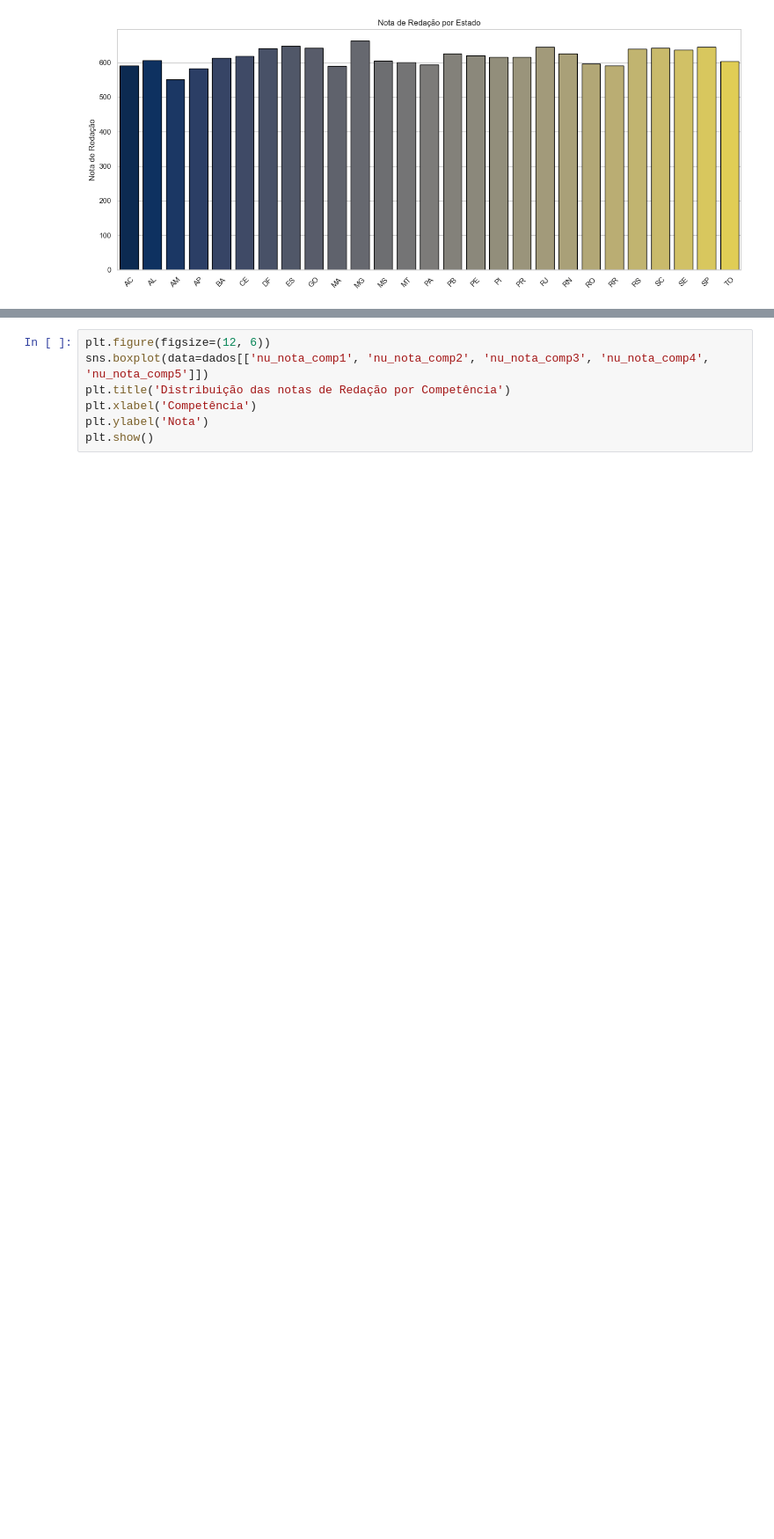
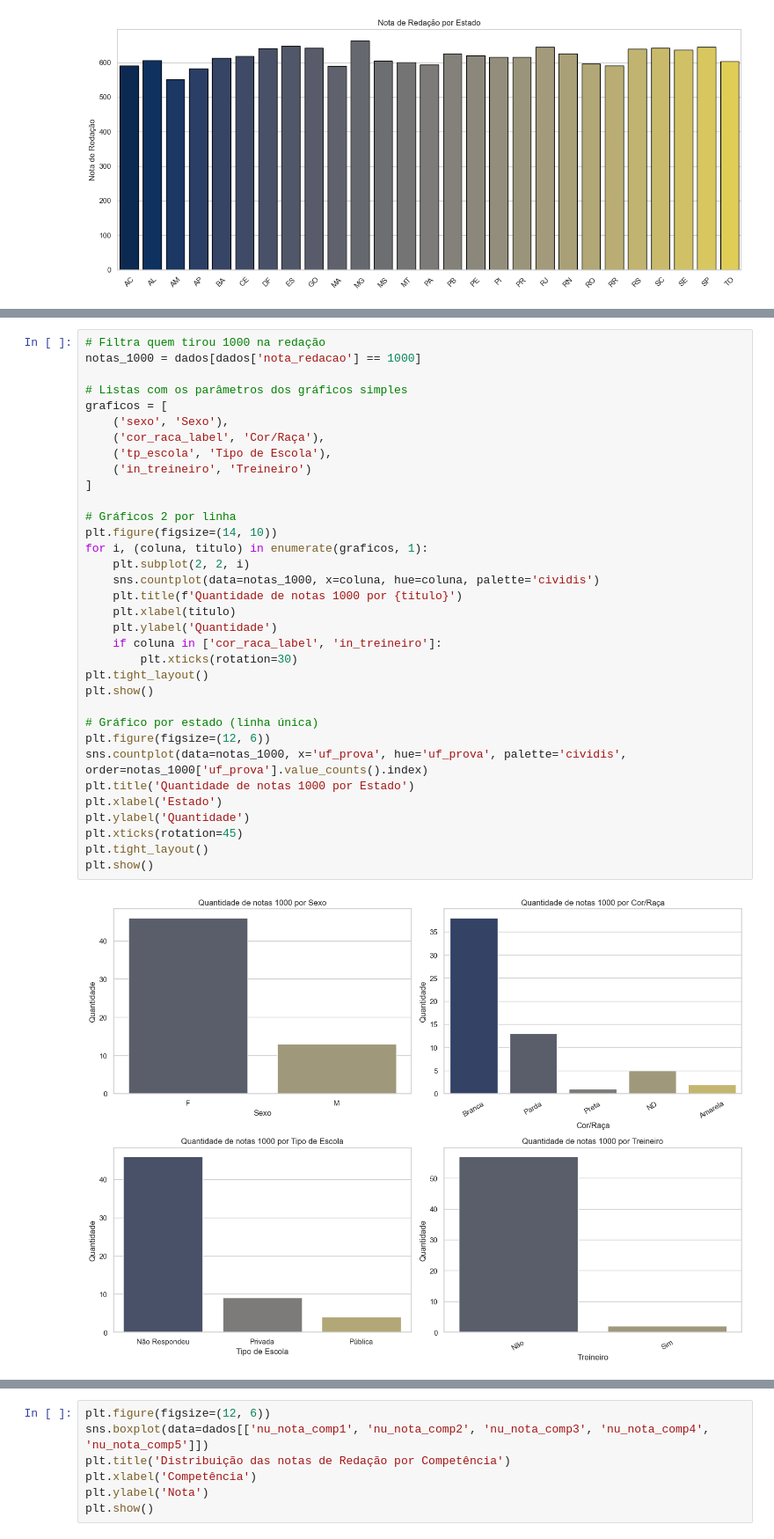
Before and after one commit to LucasArauj99/analise-enem-2023, a Jupyter notebook: analise_notas.ipynb, the cells around one changed output, grey strips where cells are left out. Shown at 88% size. Cells and saved outputs as stored; diff of their text form; blank space fills up the shorter version.

Commit message:
feat: cria visualizações específicas para participantes com nota 1000

```diff
--- a/analise_notas.ipynb
+++ b/analise_notas.ipynb
@@ -185,3 +186,39 @@ redac_mil.shape
 #o total foi 60, porém o que esta falntando, faltou no segundo dia, e foi retirado.
 # %% [output]
 (59, 30)
+# %%
+# Filtra quem tirou 1000 na redação
+notas_1000 = dados[dados['nota_redacao'] == 1000]
+
+# Listas com os parâmetros dos gráficos simples
+graficos = [
+    ('sexo', 'Sexo'),
+    ('cor_raca_label', 'Cor/Raça'),
+    ('tp_escola', 'Tipo de Escola'),
+    ('in_treineiro', 'Treineiro')
+]
+
+# Gráficos 2 por linha
+plt.figure(figsize=(14, 10))
+for i, (coluna, titulo) in enumerate(graficos, 1):
+    plt.subplot(2, 2, i)
+    sns.countplot(data=notas_1000, x=coluna, hue=coluna, palette='cividis')
+    plt.title(f'Quantidade de notas 1000 por {titulo}')
+    plt.xlabel(titulo)
+    plt.ylabel('Quantidade')
+    if coluna in ['cor_raca_label', 'in_treineiro']:
+        plt.xticks(rotation=30)
+plt.tight_layout()
+plt.show()
+
+# Gráfico por estado (linha única)
+plt.figure(figsize=(12, 6))
+sns.countplot(data=notas_1000, x='uf_prova', hue='uf_prova', palette='cividis', order=notas_1000['uf_prova'].value_counts().index)
+plt.title('Quantidade de notas 1000 por Estado')
+plt.xlabel('Estado')
+plt.ylabel('Quantidade')
+plt.xticks(rotation=45)
+plt.tight_layout()
+plt.show()
+# %% [output]
+[figure, added]
```
Also changed, not shown: parts of 3 cells of this notebook, 3 other files.
